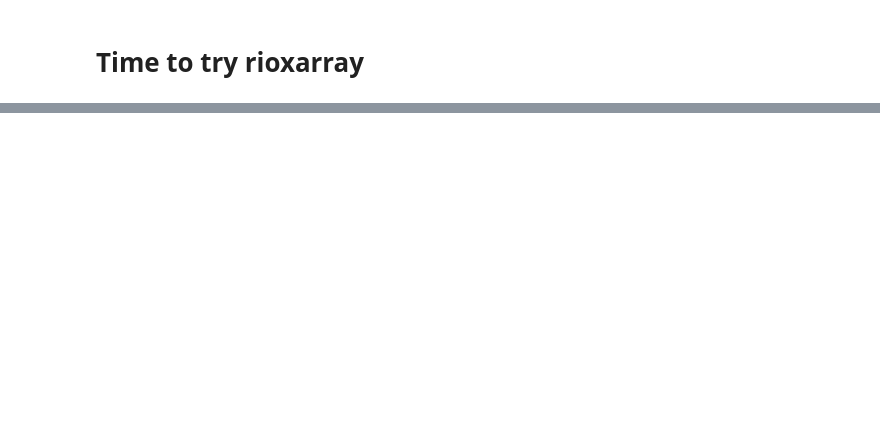
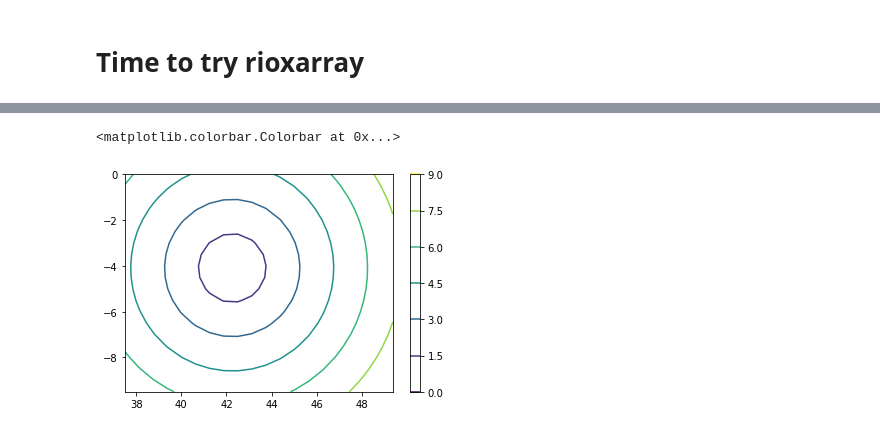
Before and after one commit to snigsam/VaporLakes, a Jupyter notebook: Distance_from_boundary.ipynb, the cells around one changed output, grey strips where cells are left out. Cells and saved outputs as stored; diff of their text form; code cells hidden in the pictures; blank space fills up the shorter version.

```diff
--- a/Distance_from_boundary.ipynb
+++ b/Distance_from_boundary.ipynb
@@ -115,5 +103,9 @@ blob.boundary.buffer(0.7, single_sided=True) # units are degrees
 # %% [output]
 <POLYGON ((39.156 -5.861, 38.96 -5.5, 39.019 -5, 39.114 -4.5, 39.375 -4.027,...>
 # %%
-blob.bounds, blob.centroid.bounds
+# We will want to further subdivide by angle from a centroid to compute propagation direction
+centroidlon = blob.geometry.centroid.bounds[0]
+centroidlat = blob.geometry.centroid.bounds[1]
+
+centroidlon, centroidlat
 # %% [output]
@@ -192,0 +206,9 @@ Type:      method
+# %%
+lat = dsrblobuf.lat.data
+lon = dsrblobuf.lon.data
+
+distance = np.sqrt((lat - centroidlat)[:,None]**2 + ((lon - centroidlon)**2))
+plt.contour(lon, lat, distance); plt.colorbar()
+# %% [output]
+<matplotlib.colorbar.Colorbar at 0x...>
+[figure, added]
```
Also changed, not shown: parts of 19 cells of this notebook.
